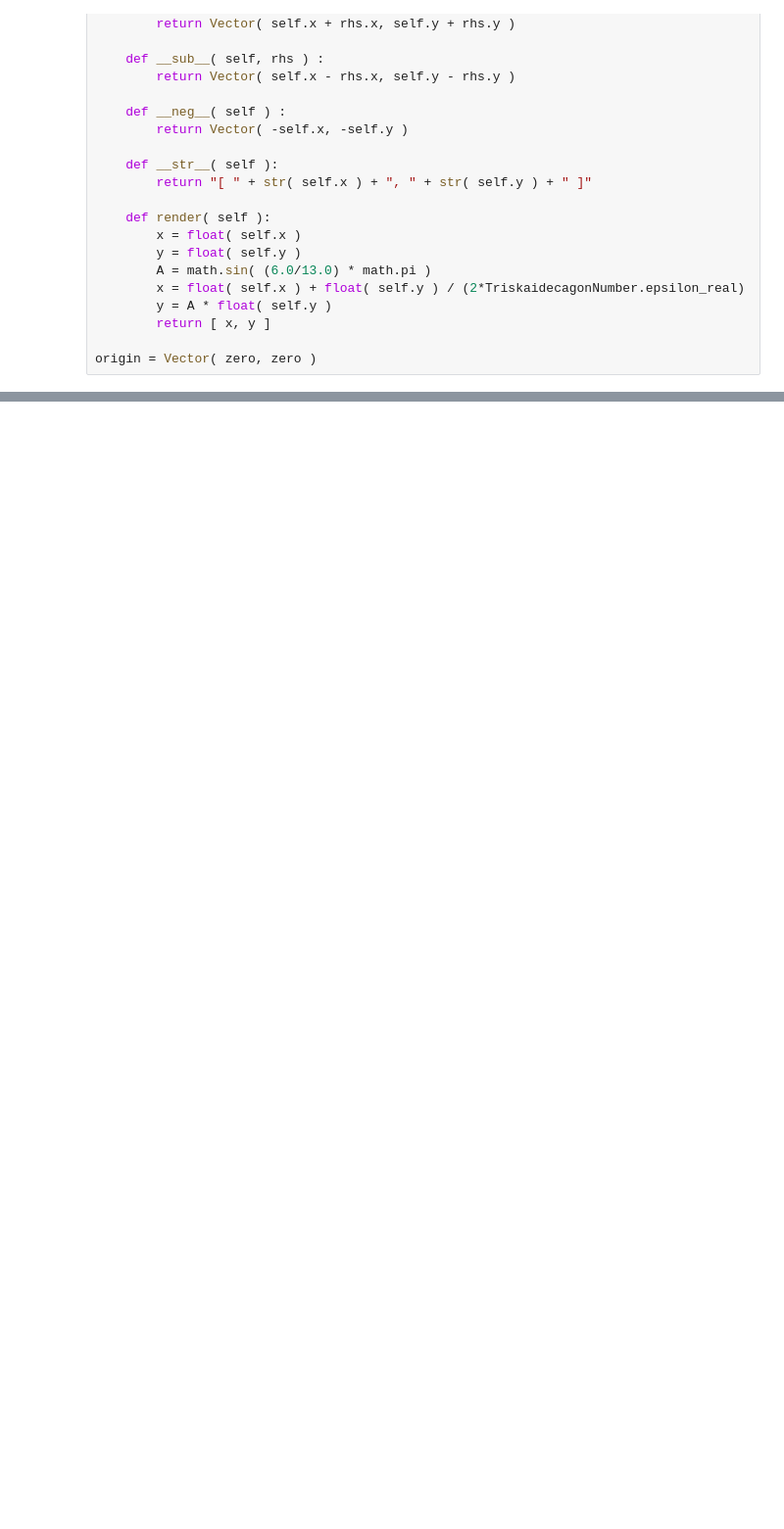
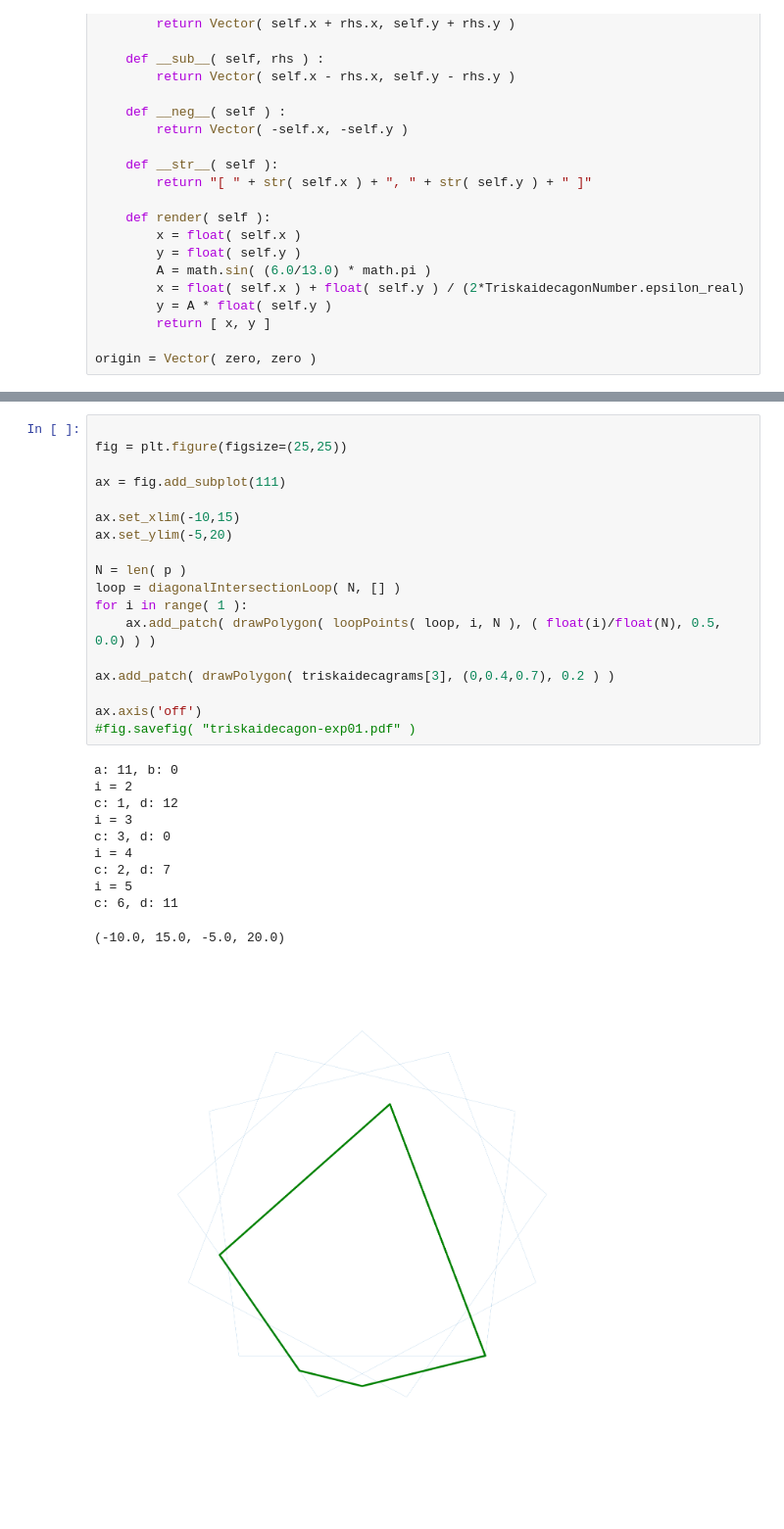
Before and after one commit to vorth/ipython, a Jupyter notebook: triskaidecagons/Triskaidecagons.ipynb, the cells around one changed output, grey strips where cells are left out. Shown: that part at 98% size. Saved outputs shown, nothing was run; the diff lists cells and outputs as text; blank space fills up the shorter version.

```diff
--- a/triskaidecagons/Triskaidecagons.ipynb
+++ b/triskaidecagons/Triskaidecagons.ipynb
@@ -440,0 +435,30 @@ c: 4, d: 7
+# %%
+
+fig = plt.figure(figsize=(25,25))
+
+ax = fig.add_subplot(111)
+
+ax.set_xlim(-10,15)
+ax.set_ylim(-5,20)
+
+N = len( p )
+loop = diagonalIntersectionLoop( N, [] )
+for i in range( 1 ):
+    ax.add_patch( drawPolygon( loopPoints( loop, i, N ), ( float(i)/float(N), 0.5, 0.0) ) )
+
+ax.add_patch( drawPolygon( triskaidecagrams[3], (0,0.4,0.7), 0.2 ) )
+
+ax.axis('off')
+#fig.savefig( "triskaidecagon-exp01.pdf" )
+# %% [output]
+a: 11, b: 0
+i = 2
+c: 1, d: 12
+i = 3
+c: 3, d: 0
+i = 4
+c: 2, d: 7
+i = 5
+c: 6, d: 11
+(-10.0, 15.0, -5.0, 20.0)
+[figure, added]
```
Also changed, not shown: parts of 10 cells of this notebook.
